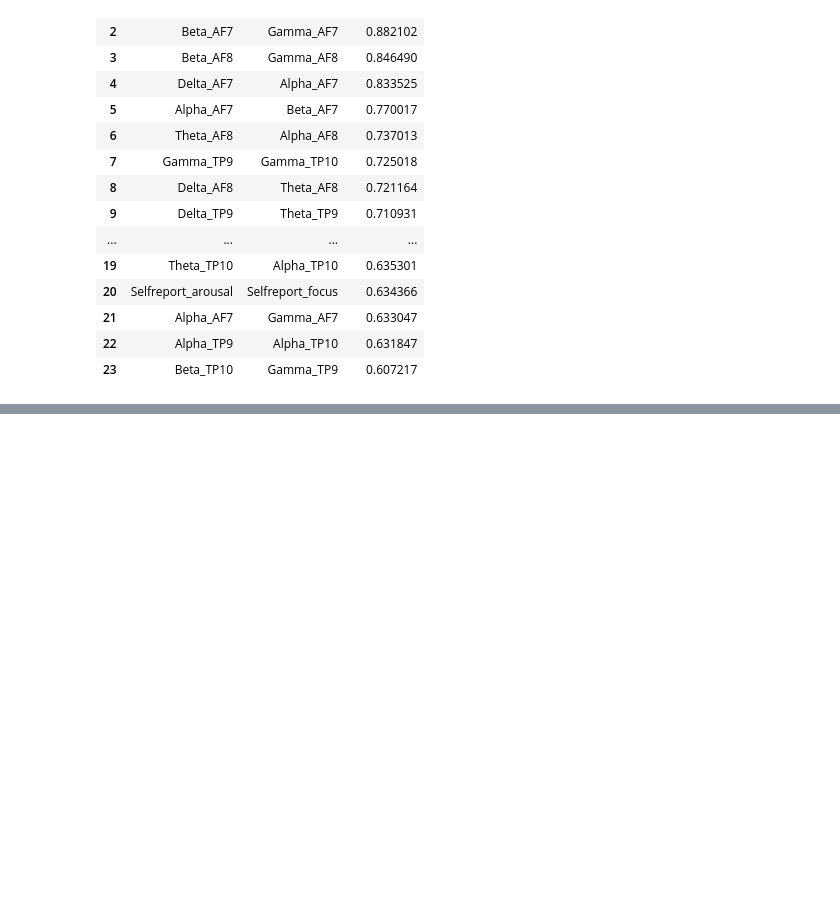
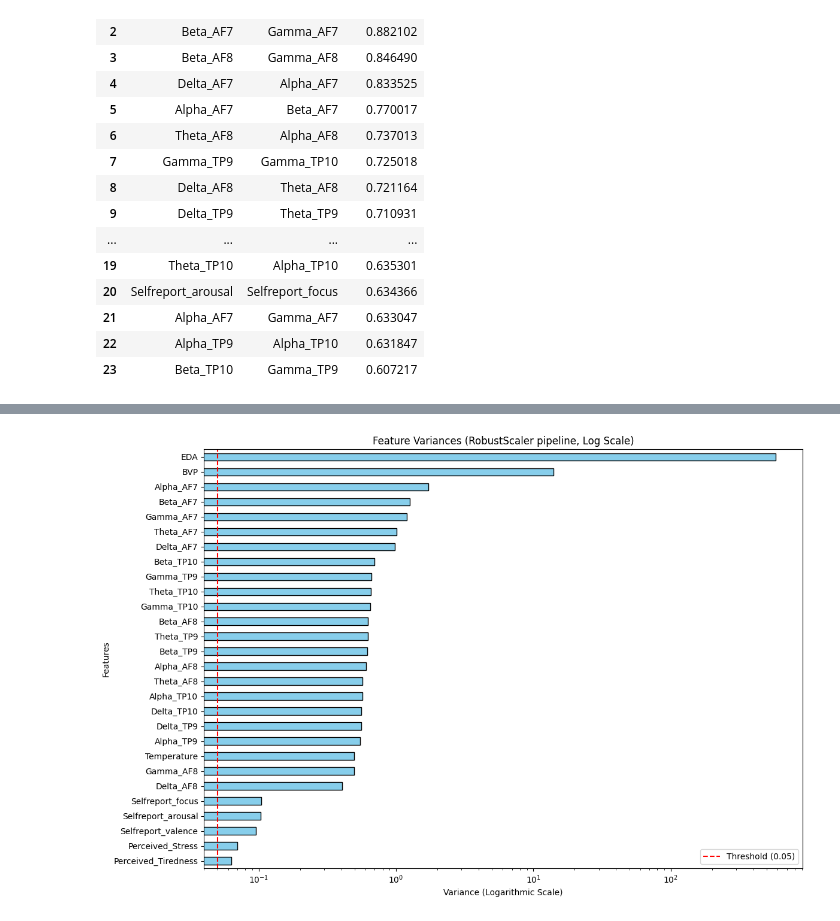
Before and after one commit to alonso284/FER-Study, a Jupyter notebook: model-experimentation/feature_selection_justification.ipynb, the cells around one changed output, grey strips where cells are left out. Saved outputs shown, nothing was run; the diff lists cells and outputs as text; code cells hidden in the pictures; blank space fills up the shorter version.

```diff
--- a/model-experimentation/feature_selection_justification.ipynb
+++ b/model-experimentation/feature_selection_justification.ipynb
@@ -236,0 +257,80 @@ In conclusion, the feature correlation analysis did not give sufficient evidence
+# %%
+import pandas as pd
+import matplotlib.pyplot as plt
+from sklearn.compose import ColumnTransformer
+from sklearn.preprocessing import RobustScaler, MinMaxScaler
+
+sensor_and_eeg_features = [
+    "Temperature",
+    "EDA",
+    "BVP",
+    "Delta_TP9",
+    "Delta_AF7",
+    "Delta_AF8",
+    "Delta_TP10",
+    "Theta_TP9",
+    "Theta_AF7",
+    "Theta_AF8",
+    "Theta_TP10",
+    "Alpha_TP9",
+    "Alpha_AF7",
+    "Alpha_AF8",
+    "Alpha_TP10",
+    "Beta_TP9",
+    "Beta_AF7",
+    "Beta_AF8",
+    "Beta_TP10",
+    "Gamma_TP9",
+    "Gamma_AF7",
+    "Gamma_AF8",
+    "Gamma_TP10",
+]
+
+survey_features = [
+    "Selfreport_valence",
+    "Selfreport_arousal",
+    "Selfreport_focus",
+    "Perceived_Tiredness",
+    "Perceived_Stress",
+]
+
+binary_features = ["Gender", "Wearing_Glasses"]
+
+# Ignore survey data, since low variance would be due to population imbalance from the dataset
+feature_df.drop(binary_features, axis=1, inplace=True)
+
+# Scale the data using the same preprocessor as training
+preprocessor = ColumnTransformer(
+    transformers=[
+        ("robust_sensors", RobustScaler(), sensor_and_eeg_features),
+        ("minmax_survey", MinMaxScaler(), survey_features),
+    ]
+)
+
+scaled_data = preprocessor.fit_transform(feature_df)
+transformed_columns = sensor_and_eeg_features + survey_features
+scaled_df = pd.DataFrame(scaled_data, columns=transformed_columns)
+
+continuous_scaled_df = scaled_df
+scaled_variances = continuous_scaled_df.var().sort_values(ascending=True)
+
+var_threshold = 0.05
+low_variance_features = scaled_variances[scaled_variances < var_threshold]
+
+print("--- Robust/MinMax Scaled Variances (Lowest 10) ---")
+print(scaled_variances.head(10))
+print(f"\nFeatures below threshold ({var_threshold}): {len(low_variance_features)}")
+
+# (Outliers in EDA/BVP will cause massive variance spikes, log scale keeps it readable)
+plt.figure(figsize=(12, 8))
+scaled_variances.plot(kind="barh", color="skyblue", edgecolor="black", logx=True)
+plt.axvline(
+    x=var_threshold, color="red", linestyle="--", label=f"Threshold ({var_threshold})"
+)
+plt.title("Feature Variances (RobustScaler pipeline, Log Scale)")
+plt.xlabel("Variance (Logarithmic Scale)")
+plt.ylabel("Features")
+plt.legend()
+plt.tight_layout()
+plt.show()
+# %% [output]
@@ -236,0 +355 @@ In conclusion, the feature correlation analysis did not give sufficient evidence
+[figure, added]
```
Also changed, not shown: parts of 12 cells of this notebook.
